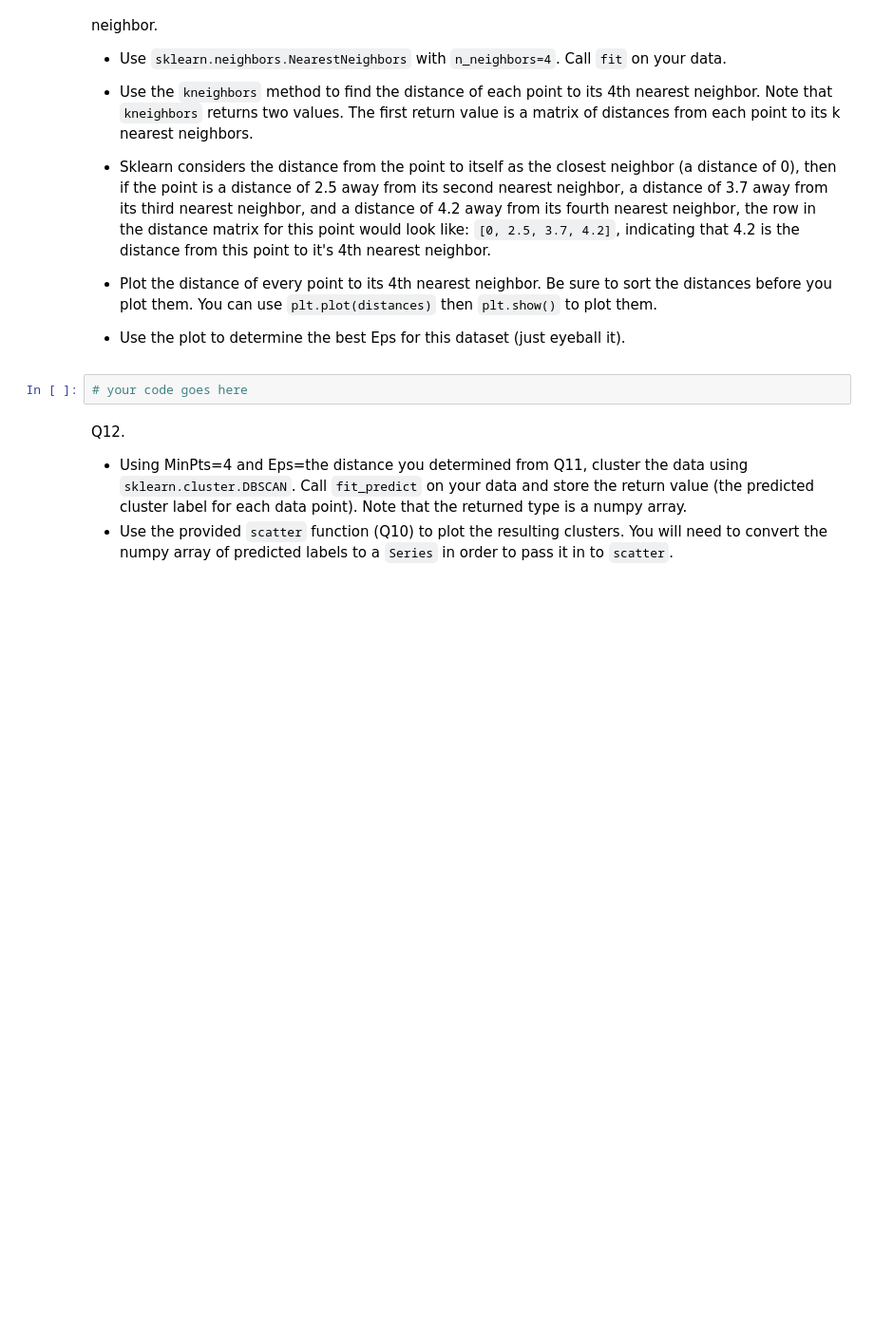
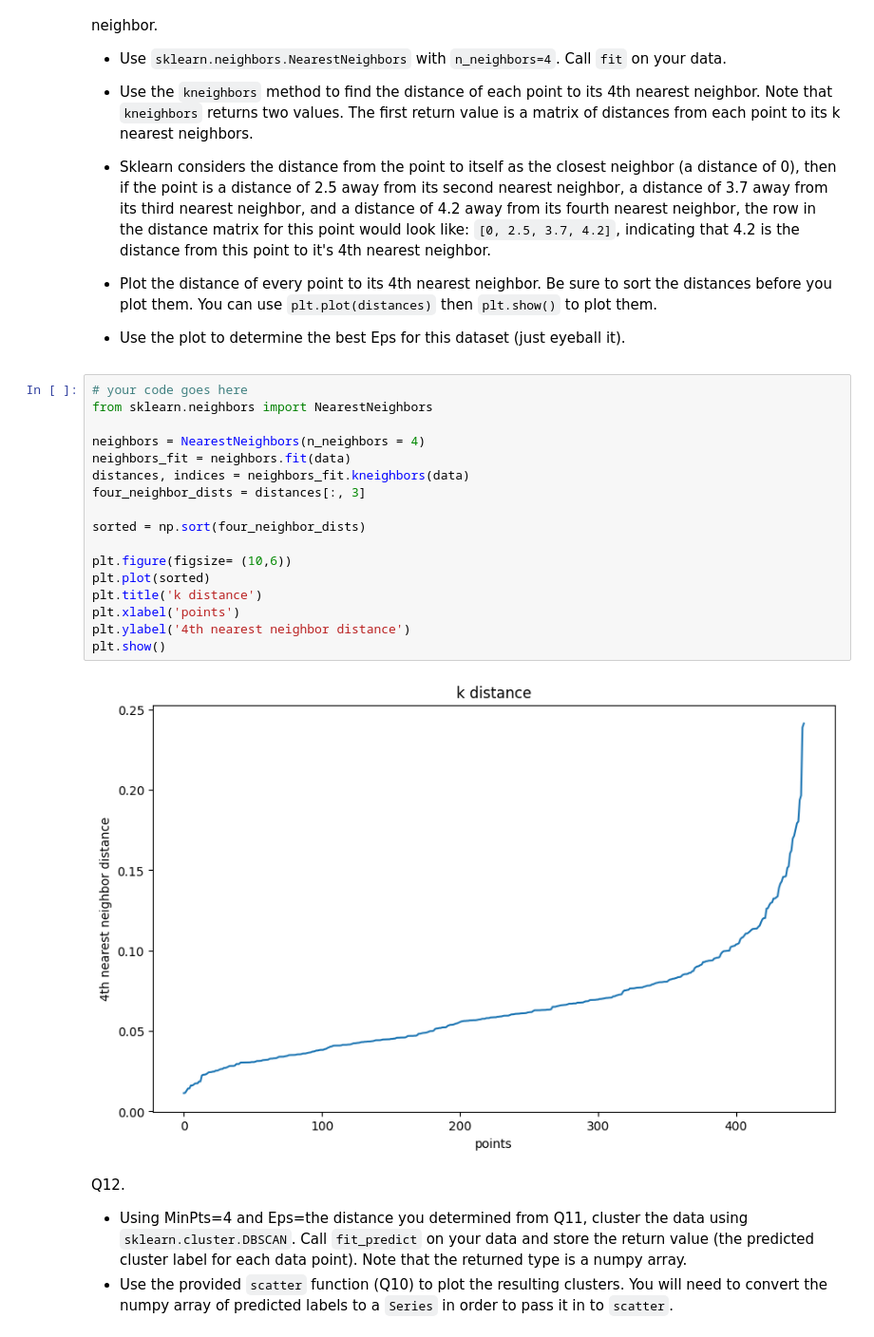
Before and after one commit to sebiaramirez/ml-homework-5, a Jupyter notebook: HW5 - Clustering.ipynb, the cells around one changed output. Shown at 95% size. Cells and saved outputs as stored; diff of their text form; blank space fills up the shorter version.

```diff
--- a/HW5 - Clustering.ipynb
+++ b/HW5 - Clustering.ipynb
@@ -311,8 +379,25 @@ Q11. Find the optimal Eps for this dataset by plotting the distances of every po
 
 * Plot the distance of every point to its 4th nearest neighbor. Be sure to sort the distances before you plot them. You can use `plt.plot(distances)` then `plt.show()` to plot them.
 * Use the plot to determine the best Eps for this dataset (just eyeball it).
-# %%
-# your code goes here
+# %%
+# your code goes here
+from sklearn.neighbors import NearestNeighbors
+
+neighbors = NearestNeighbors(n_neighbors = 4)
+neighbors_fit = neighbors.fit(data)
+distances, indices = neighbors_fit.kneighbors(data)
+four_neighbor_dists = distances[:, 3]
+
+sorted = np.sort(four_neighbor_dists)
+
+plt.figure(figsize= (10,6))
+plt.plot(sorted)
+plt.title('k distance')
+plt.xlabel('points')
+plt.ylabel('4th nearest neighbor distance')
+plt.show()
+# %% [output]
+[figure, added]
 # %% [markdown]
 Q12.
 * Using MinPts=4 and Eps=the distance you determined from Q11, cluster the data using `sklearn.cluster.DBSCAN`. Call `fit_predict` on your data and store the return value (the predicted cluster label for each data point). Note that the returned type is a numpy array.
```
Also changed, not shown: parts of 5 cells of this notebook.
